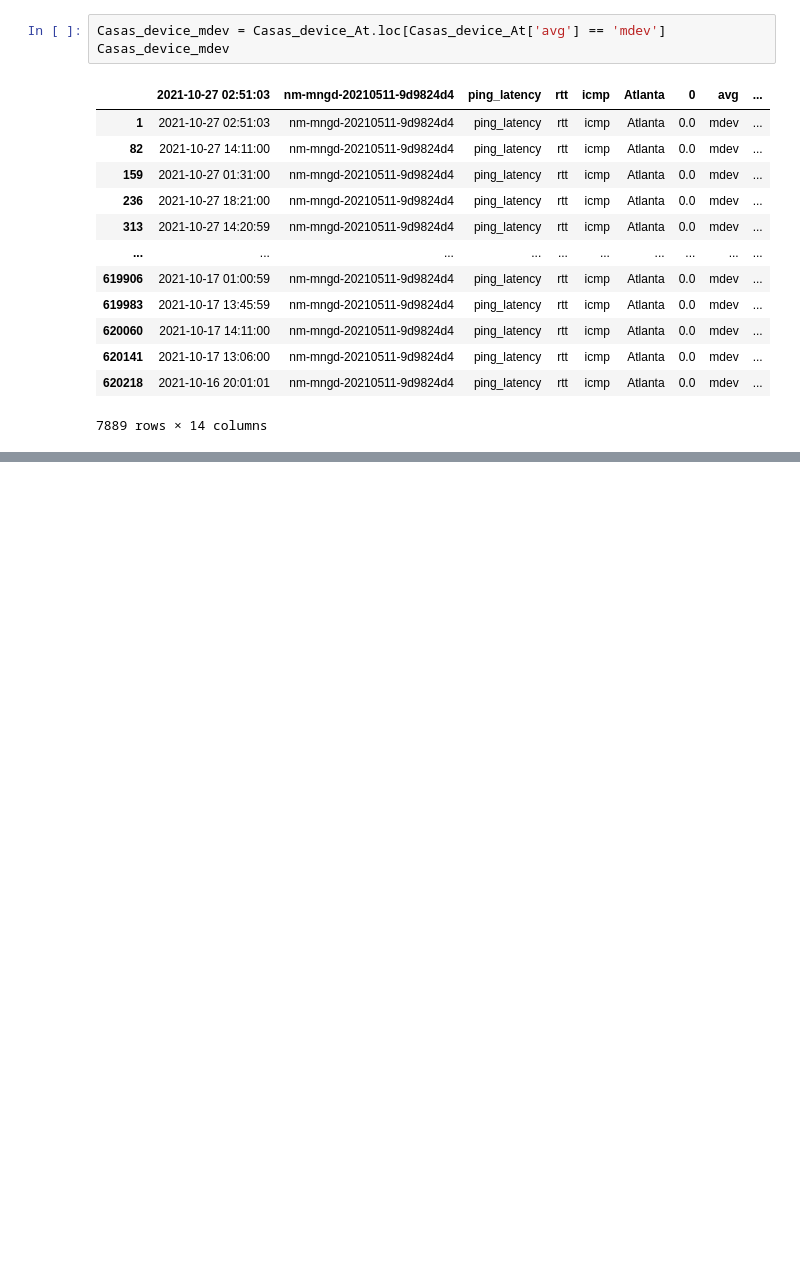
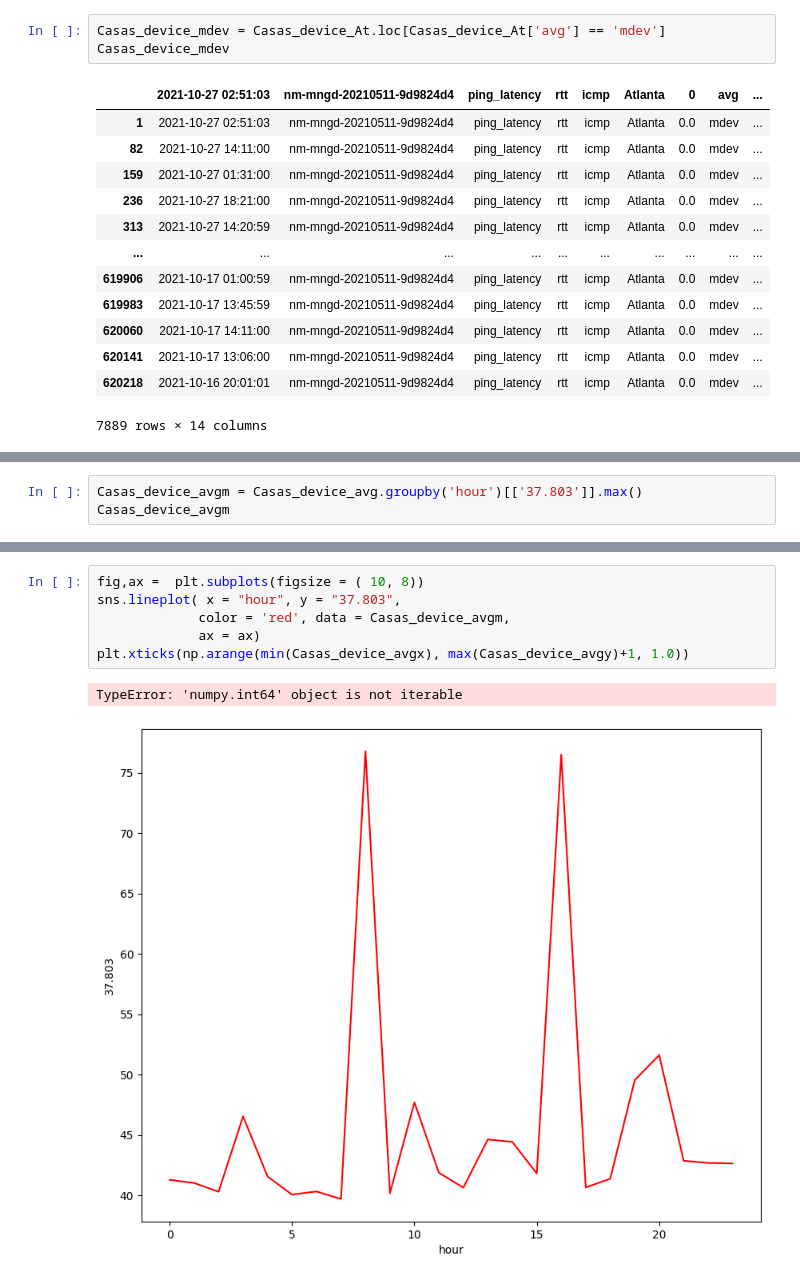
Before and after one commit to internet-equity/netrics-data, a Jupyter notebook: code/Lizet/DeviceMapping.Lizet.ipynb, the cells around one changed output, grey strips where cells are left out. Drawn from its saved outputs; the diff is of its cells as text; blank space fills up the shorter version.

```diff
--- a/code/Lizet/DeviceMapping.Lizet.ipynb
+++ b/code/Lizet/DeviceMapping.Lizet.ipynb
@@ -143,0 +205,3 @@ fig.tight_layout(pad = 1.2)
+# %%
+Casas_device_avgm = Casas_device_avg.groupby('hour')[['37.803']].max()
+Casas_device_avgm
@@ -143,0 +227,9 @@ fig.tight_layout(pad = 1.2)
+# %%
+fig,ax =  plt.subplots(figsize = ( 10, 8))
+sns.lineplot( x = "hour", y = "37.803",
+             color = 'red', data = Casas_device_avgm,
+             ax = ax)
+plt.xticks(np.arange(min(Casas_device_avgx), max(Casas_device_avgy)+1, 1.0))
+# %% [output]
+TypeError: 'numpy.int64' object is not iterable
+[figure, added]
```
Also changed, not shown: parts of 9 cells of this notebook.
